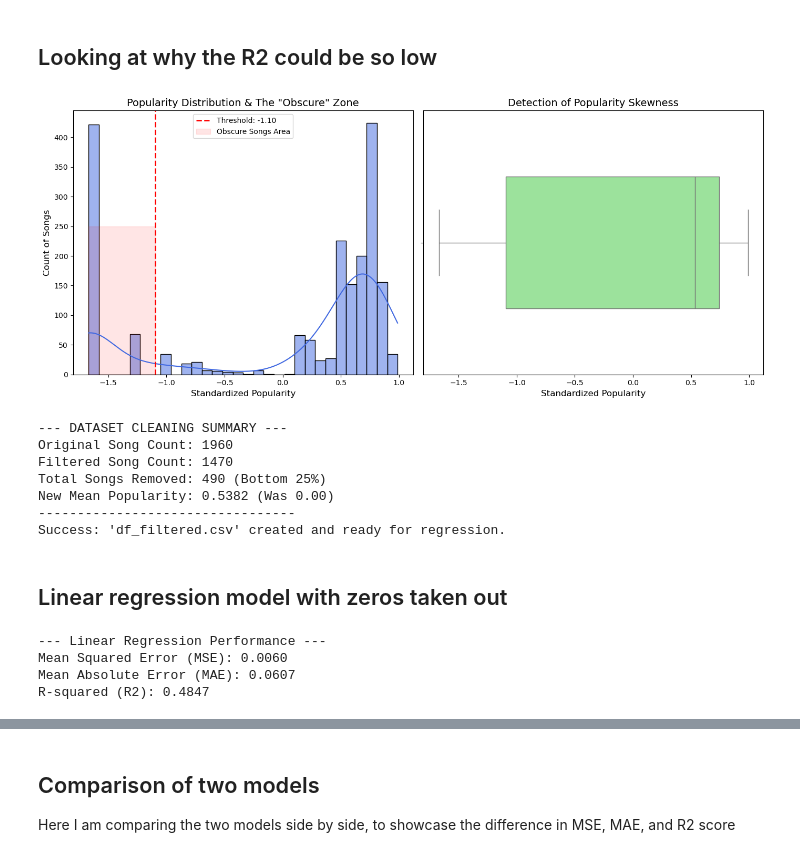
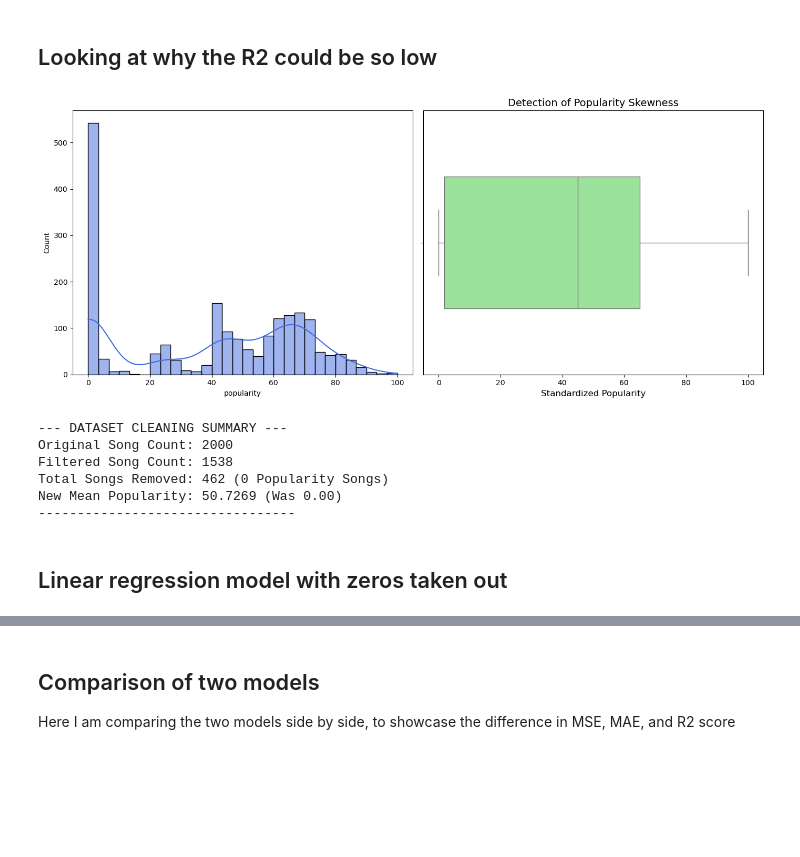
Before and after one commit to SamuelHellqvist/CS4168-DATA-MINING-UL----Project, a Jupyter notebook: linear_regression.ipynb, the cells around one changed output, grey strips where cells are left out. Cells and saved outputs as stored; diff of their text form; code cells hidden in the pictures; blank space fills up the shorter version.

```diff
--- a/linear_regression.ipynb
+++ b/linear_regression.ipynb
@@ -91,89 +190,52 @@ The R2 score is very low on this linear regression model, and looking at the gra
 # %%
 import seaborn as sns
 # 1. Load the original transformed dataset
-dfexample = pd.read_csv('df_transformed.csv')
+dfexample = pd.read_csv('tracks2026.csv')
 
 # 2. Visualize the Problem: The "Long Tail" of Low Popularity
 plt.figure(figsize=(14, 6))
 
 # Histogram with KDE
 plt.subplot(1, 2, 1)
 sns.histplot(dfexample['popularity'], kde=True, color='royalblue', bins=30)
-# Calculate the 25th percentile threshold
-threshold = dfexample['popularity'].quantile(0.25)
-plt.axvline(threshold, color='red', linestyle='--', linewidth=2, label=f'Threshold: {threshold:.2f}')
-plt.fill_betweenx([0, 250], dfexample['popularity'].min(), threshold, color='red', alpha=0.1, label='Obscure Songs Area')
-plt.title('Popularity Distribution & The "Obscure" Zone', fontsize=14)
-plt.xlabel('Standardized Popularity', fontsize=12)
-plt.ylabel('Count of Songs', fontsize=12)
-plt.legend()
 
 # Boxplot to show spread and density
 plt.subplot(1, 2, 2)
 sns.boxplot(x=dfexample['popularity'], color='lightgreen', width=0.5)
 plt.title('Detection of Popularity Skewness', fontsize=14)
 plt.xlabel('Standardized Popularity', fontsize=12)
 
 plt.tight_layout()
 plt.show()
 
 # 3. Create a filtered DataFrame (Removing the bottom 25%)
-df_filtered = dfexample[dfexample['popularity'] > threshold].copy()
+df_filtered = dfexample[dfexample['popularity'] > 0]
 
 # 4. Impact Summary for the team
 print("--- DATASET CLEANING SUMMARY ---")
 print(f"Original Song Count: {len(dfexample)}")
 print(f"Filtered Song Count: {len(df_filtered)}")
-print(f"Total Songs Removed: {len(dfexample) - len(df_filtered)} (Bottom 25%)")
+print(f"Total Songs Removed: {len(dfexample) - len(df_filtered)} (0 Popularity Songs)")
 print(f"New Mean Popularity: {df_filtered['popularity'].mean():.4f} (Was 0.00)")
 print("---------------------------------")
-
-# 5. Save the new dataset for the next modeling steps
-df_filtered.to_csv('df_filtered.csv', index=False)
-print("Success: 'df_filtered.csv' created and ready for regression.")
 # %% [output]
-[figure, old version]
+[figure, new version]
 --- DATASET CLEANING SUMMARY ---
-Original Song Count: 1960
-Filtered Song Count: 1470
-Total Songs Removed: 490 (Bottom 25%)
-New Mean Popularity: 0.5382 (Was 0.00)
+Original Song Count: 2000
+Filtered Song Count: 1538
+Total Songs Removed: 462 (0 Popularity Songs)
+New Mean Popularity: 50.7269 (Was 0.00)
 ---------------------------------
-Success: 'df_filtered.csv' created and ready for regression.
 # %% [markdown]
 ## Linear regression model with zeros taken out
 # %%
-# 1. Load the transformed dataset
-# Ensure 'df_transformed.csv' is in the same directory as your notebook
-df = pd.read_csv('df_filtered2.csv')
+# Load the transformed dataset
+# Perform the same cleaning steps with the new justified set as well
+df = pd.read_csv('tracks2026.csv')
+df = df.drop(columns = ["track_id"])
+df = df.dropna()
 
-# 2. Define features (X) and target (y)
-# We are predicting 'popularity' using all other available columns
+# Define features (X) and target (y)
 target = 'popularity'
 X = df.drop(columns=[target])
 y = df[target]
-
-# 3. Split the data (80% training, 20% testing)
-X_train, X_test, y_train, y_test = train_test_split(X, y, test_size=0.2, random_state=42)
-
-# 4. Initialize and train the Linear Regression model
-lr_model = LinearRegression()
-lr_model.fit(X_train, y_train)
-
-# 5. Make predictions on the test set
-y_pred = lr_model.predict(X_test)
-
-# 6. Evaluate the model performance
-mse = mean_squared_error(y_test, y_pred)
-mae = mean_absolute_error(y_test, y_pred)
-r2 = r2_score(y_test, y_pred)
-
-print(f"--- Linear Regression Performance ---")
-print(f"Mean Squared Error (MSE): {mse:.4f}")
-print(f"Mean Absolute Error (MAE): {mae:.4f}")
-print(f"R-squared (R2): {r2:.4f}")
-# %% [output]
---- Linear Regression Performance ---
-Mean Squared Error (MSE): 0.0060
-Mean Absolute Error (MAE): 0.0607
-R-squared (R2): 0.4847
```
Also changed, not shown: parts of 24 cells of this notebook.
